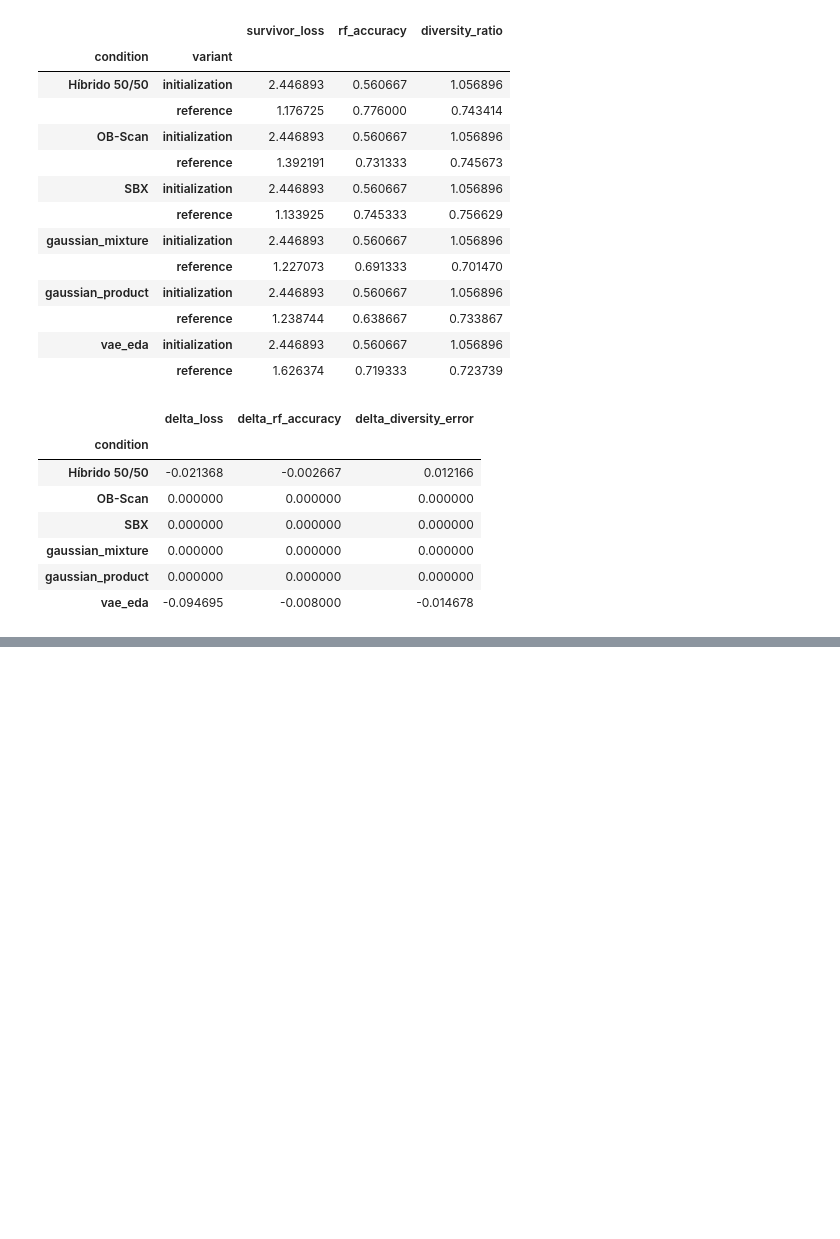
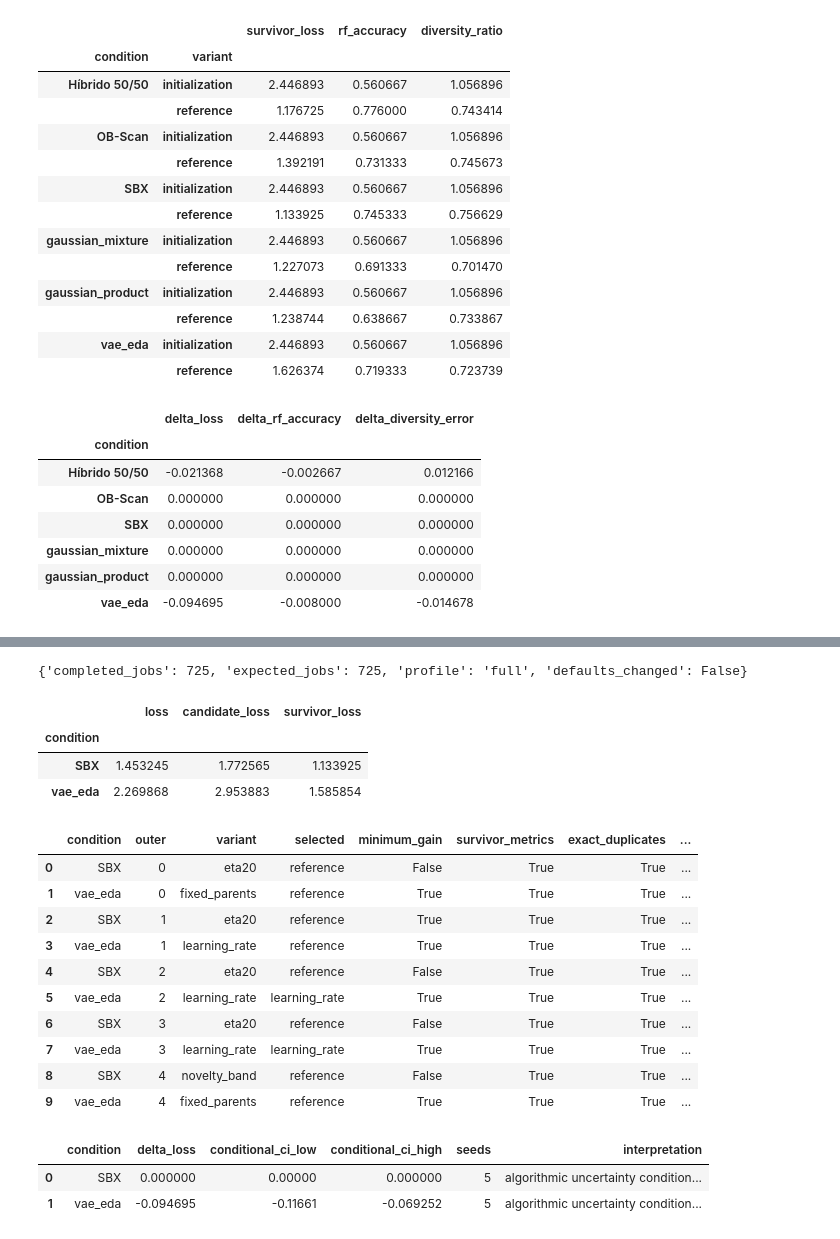
Before and after one commit to fmfelipemartins/iris-generativa-natgenai, a Jupyter notebook: notebooks/Iris_Generativa_NatGenAI.ipynb, the cells around one changed output, grey strips where cells are left out. Cells and saved outputs as stored; diff of their text form; code cells hidden in the pictures; blank space fills up the shorter version.

Commit message:
Add controlled refinement 2.5 and audited experimental results

```diff
--- a/notebooks/Iris_Generativa_NatGenAI.ipynb
+++ b/notebooks/Iris_Generativa_NatGenAI.ipynb
@@ -461,0 +472,36 @@ Resultados consultados: /workspace/scratch/37c546e0ffcb/iris-generativa-natgenai
+# %%
+from pathlib import Path  # Localiza a raiz sem executar a busca novamente.
+import json  # Lê o marcador de conclusão da rodada.
+import pandas as pd  # Exibe os resultados salvos.
+
+root_25 = Path.cwd() if (Path.cwd() / "iris_generativa").exists() else Path.cwd().parent  # Raiz local.
+summary_25 = root_25 / "results" / "refinement_2_5_summary"  # Resumo versionado da execução full.
+if (summary_25 / "COMPLETE.json").exists():
+    status_25 = json.loads((summary_25 / "COMPLETE.json").read_text(encoding="utf-8"))  # Sem inferir conclusão pelo nome.
+    display(status_25)  # Distingue full e quick.
+    selected_25 = pd.read_csv(summary_25 / "selected_procedure.csv")  # Seleção feita internamente.
+    display(selected_25.groupby("condition")[["loss", "candidate_loss", "survivor_loss"]].mean())  # Estágios separados.
+    display(pd.read_csv(summary_25 / "selection_checks.csv"))  # Motivos de aceitação/rejeição.
+    display(pd.read_csv(summary_25 / "conditional_uncertainty.csv"))  # Incerteza condicional às divisões.
+else:
+    print("Resultados full 2.5 ainda não disponíveis. Execute e audite a rodada pelo protocolo documentado.")  # Não dispara cálculo caro.
+# %% [output]
+{'completed_jobs': 725, 'expected_jobs': 725, 'profile': 'full', 'defaults_changed': False}
+|  | loss | candidate_loss | survivor_loss |
+| condition |  |  |  |
+| SBX | 1.453245 | 1.772565 | 1.133925 |
+| vae_eda | 2.269868 | 2.953883 | 1.585854 |
+|  | condition | outer | variant | selected | minimum_gain | survivor_metrics | exact_duplicates | ... |
+| 0 | SBX | 0 | eta20 | reference | False | True | True | ... |
+| 1 | vae_eda | 0 | fixed_parents | reference | True | True | True | ... |
+| 2 | SBX | 1 | eta20 | reference | True | True | True | ... |
+| 3 | vae_eda | 1 | learning_rate | reference | True | True | True | ... |
+| 4 | SBX | 2 | eta20 | reference | False | True | True | ... |
+| 5 | vae_eda | 2 | learning_rate | learning_rate | True | True | True | ... |
+| 6 | SBX | 3 | eta20 | reference | False | True | True | ... |
+| 7 | vae_eda | 3 | learning_rate | learning_rate | True | True | True | ... |
+| 8 | SBX | 4 | novelty_band | reference | False | True | True | ... |
+| 9 | vae_eda | 4 | fixed_parents | reference | True | True | True | ... |
+|  | condition | delta_loss | conditional_ci_low | conditional_ci_high | seeds | interpretation |
+| 0 | SBX | 0.000000 | 0.00000 | 0.000000 | 5 | algorithmic uncertainty condition... |
+| 1 | vae_eda | -0.094695 | -0.11661 | -0.069252 | 5 | algorithmic uncertainty condition... |
```
Also changed, not shown: parts of 1 cell of this notebook, 46 other files.
